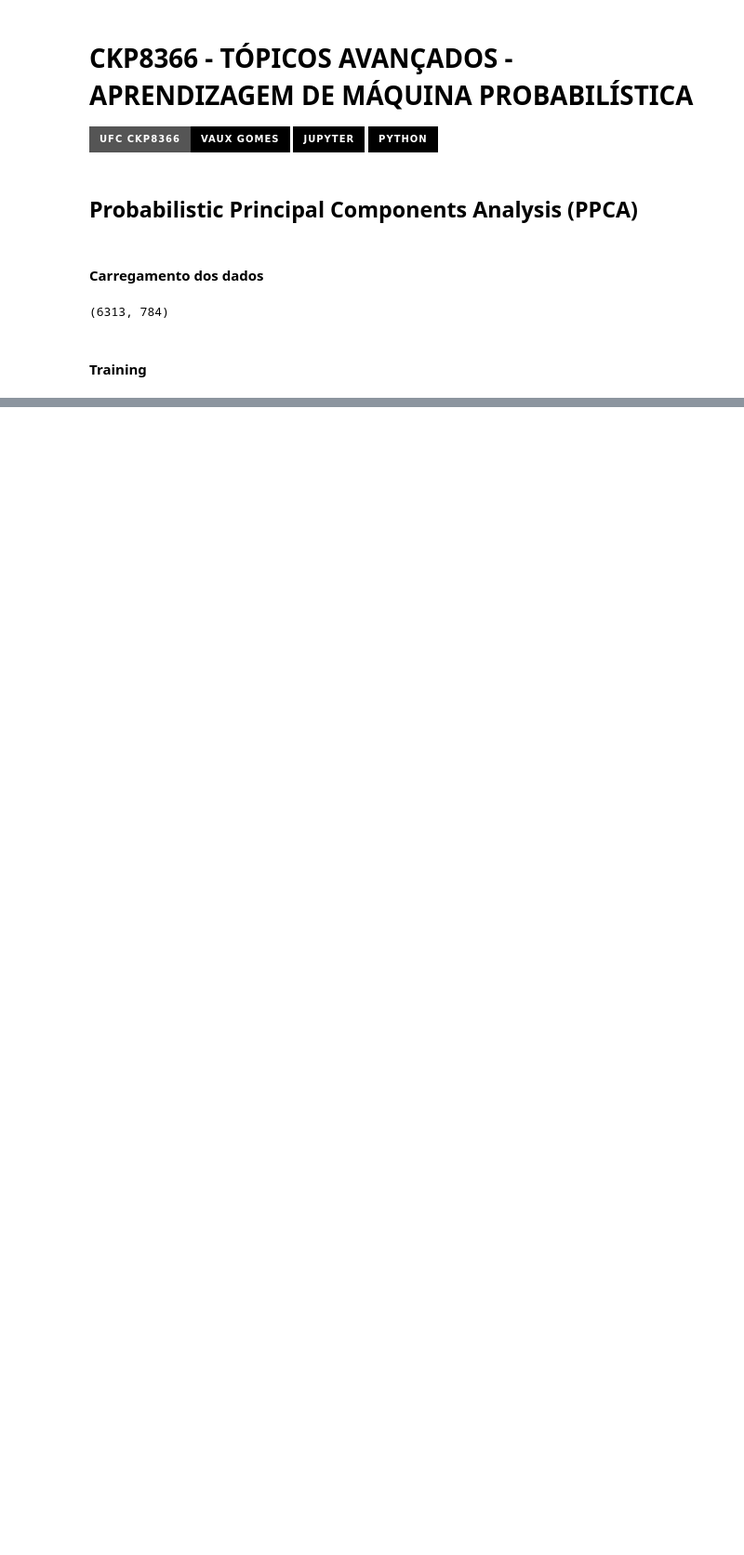
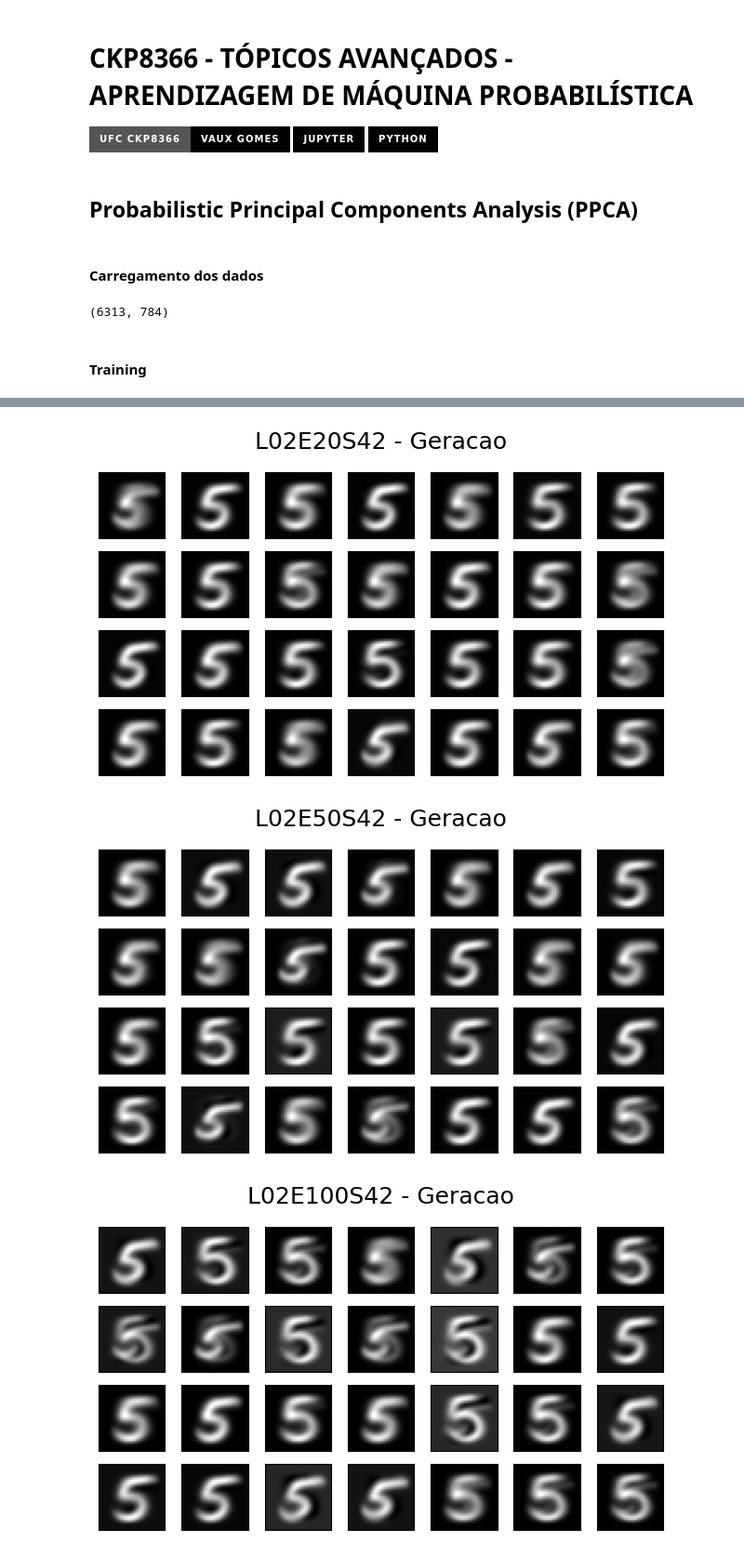
Before and after one commit to vauxgomes/ufc-ckp8366, a Jupyter notebook: listas/lista-4/main.ipynb, the cells around one changed output, grey strips where cells are left out. Shown at 93% size. Cells and saved outputs as stored; diff of their text form; code cells hidden in the pictures; badges without logos; blank space fills up the shorter version.

```diff
--- a/listas/lista-4/main.ipynb
+++ b/listas/lista-4/main.ipynb
@@ -207,0 +282,8 @@ np.float64(-2.6637497359477565e+23)
+# %%
+# Geracao
+for model in models:
+  plot_digits(model.get_samples(size=28), f'{model.code} - Geracao')
+# %% [output]
+[figure, added]
+[figure, added]
+[figure, added]
```
Also changed, not shown: parts of 23 cells of this notebook, 13 other files.
